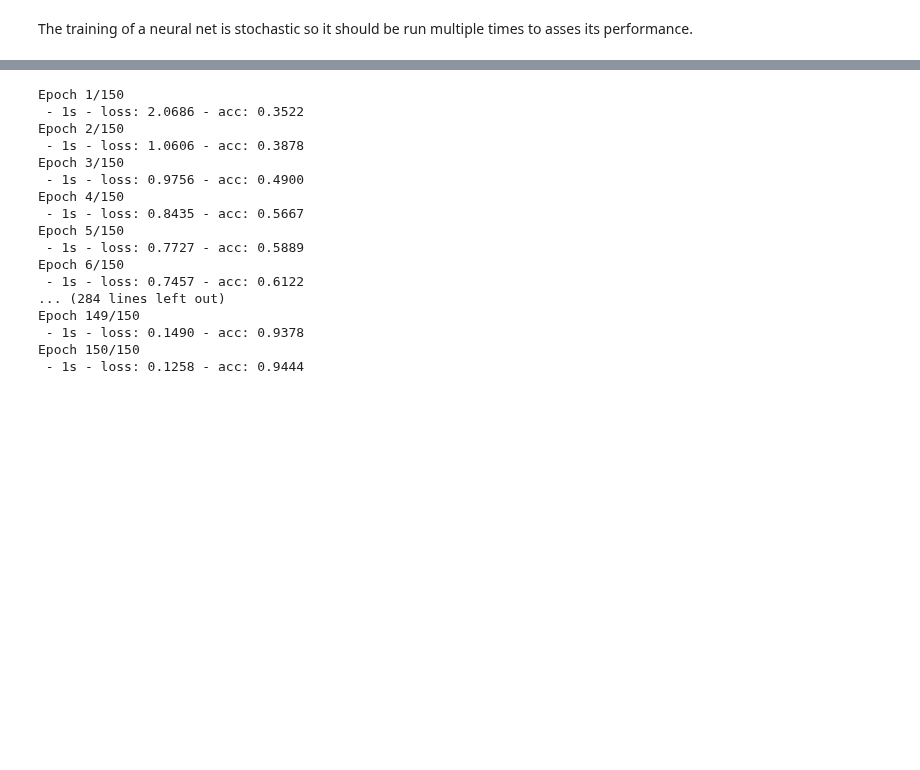
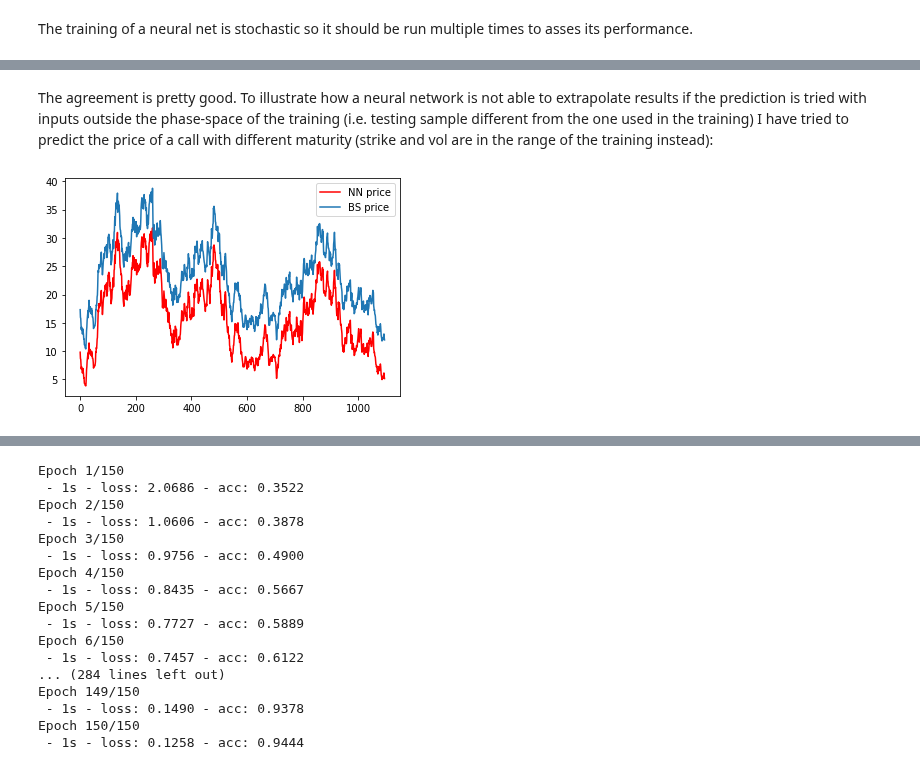
Before and after one commit to matteosan1/finance_course, a Jupyter notebook: lesson10/lecture_10.ipynb, the cells around one changed output, grey strips where cells are left out. Cells and saved outputs as stored; diff of their text form; code cells hidden in the pictures; blank space fills up the shorter version.

```diff
--- a/lesson10/lecture_10.ipynb
+++ b/lesson10/lecture_10.ipynb
@@ -222,3 +223,22 @@ plt.show()
+# %% [markdown]
+The agreement is pretty good. To illustrate how a neural network is not able to extrapolate results if the prediction is tried with inputs outside the phase-space of the training (i.e. testing sample different from the one used in the training) I have tried to predict the price of a call with different maturity (strike and vol are in the range of the training instead):
+# %%
+import pandas as pd
+from keras.models import load_model
+import matplotlib.pyplot as plt
+
+model = load_model('bs_model.h5')
+
+dataset = pd.read_csv("testing2.csv")
+X_test = dataset.iloc[:, :4].values
+Y_test = dataset.iloc[:, 4].values
+
+plt.plot(model.predict(X_test), color="red", label="NN price")
+plt.plot(Y_test, label="BS price")
+plt.legend()
+plt.show()
+# %% [output]
+[figure, added]
 # %% [markdown]
 ## Technical Analysis
 In finance, technical analysis is a security analysis discipline for forecasting the direction of prices through the study of past market data, primarily price and volume.
```
Also changed, not shown: parts of 3 cells of this notebook, 26 other files.
